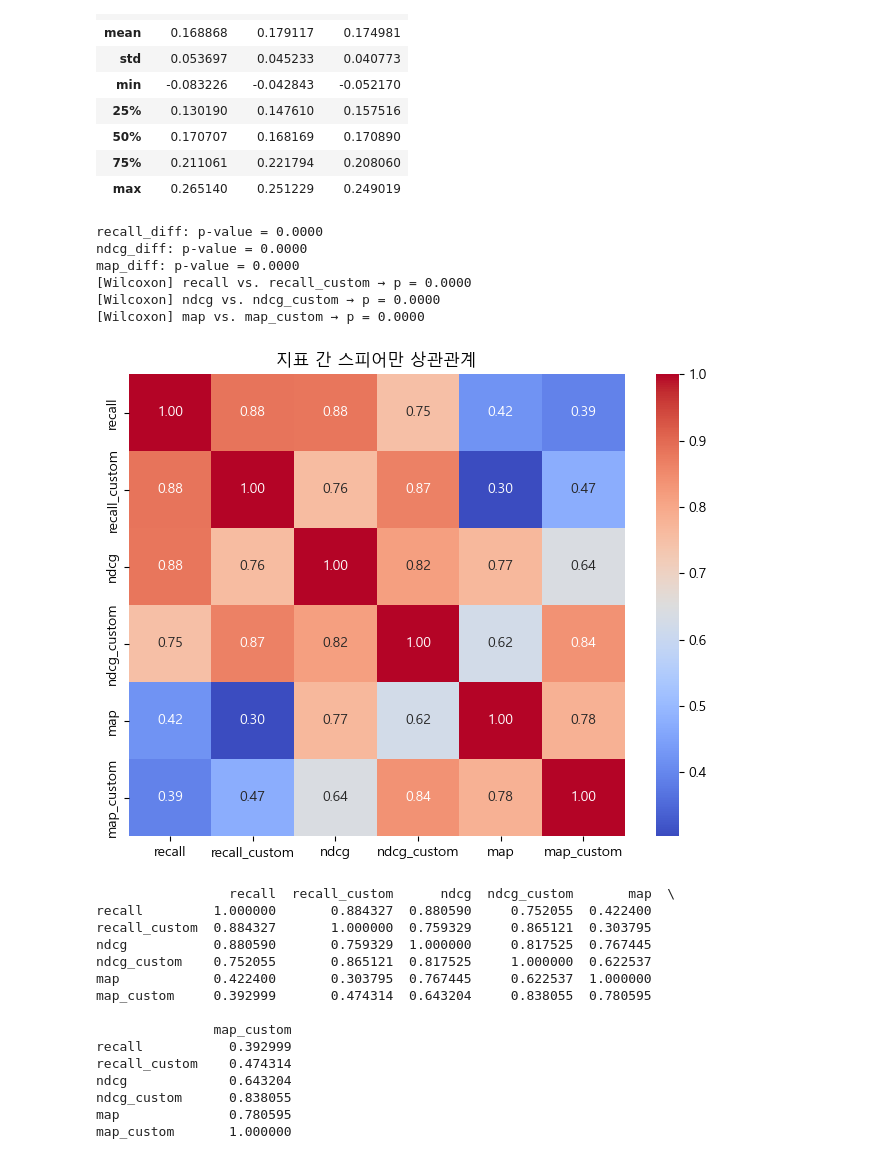
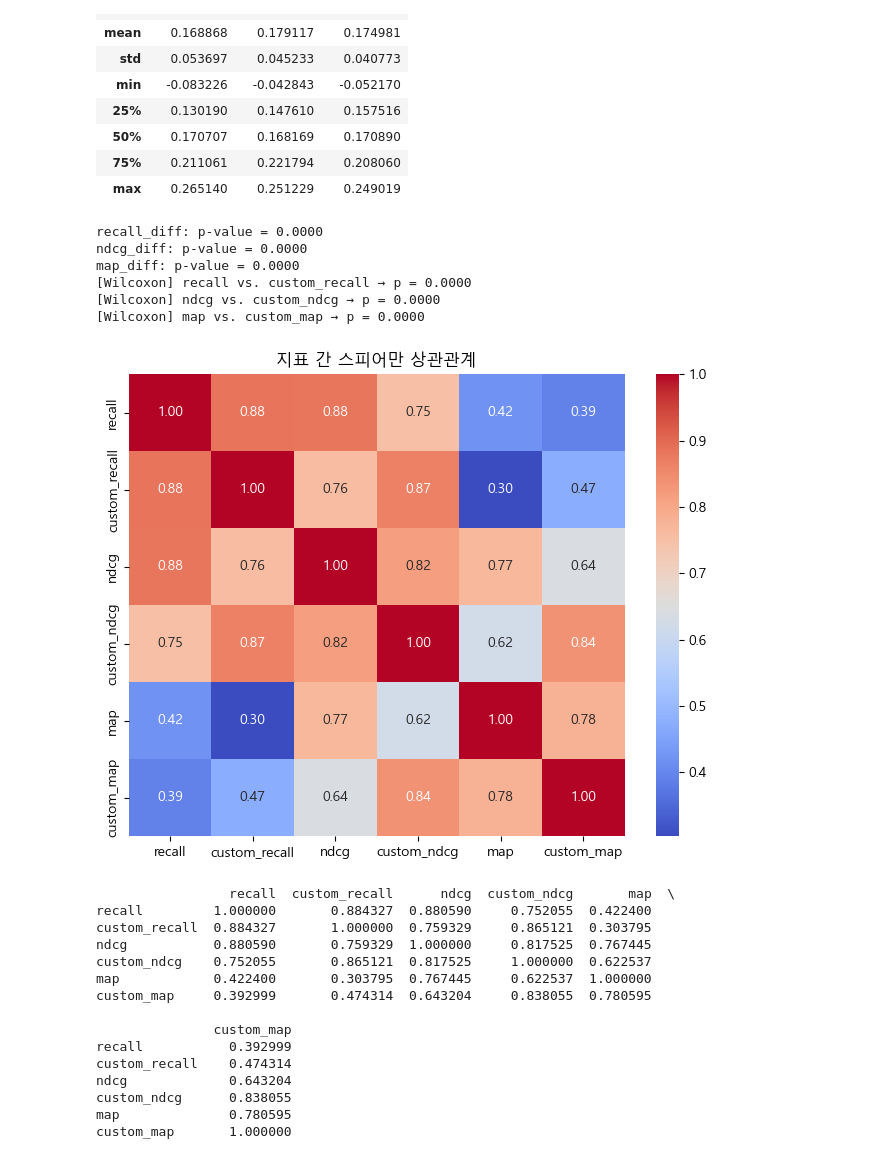
Before and after one commit to yswSlamDunk/SportAgent, a Jupyter notebook: jupyter/3003. Limitations of RAGAS and the Need for Custom RAGAS Dataset.ipynb, the cells around one changed output. Cells and saved outputs as stored; diff of their text form; code cells hidden in the pictures.

```diff
--- a/jupyter/3003. Limitations of RAGAS and the Need for Custom RAGAS Dataset.ipynb
+++ b/jupyter/3003. Limitations of RAGAS and the Need for Custom RAGAS Dataset.ipynb
@@ -518,9 +533,21 @@ def optimization(configs, precompute_df):
         results.append(result)
 
     return pd.DataFrame(results)
+# %%
+origin_dataset = pd.read_csv('../data/document/역도/generated_persona_dataset.csv')
+custom_dataset = pd.read_csv('../data/document/역도/customDataset.csv')
+# %%
+origin_dataset['reference_contexts'] = origin_dataset['reference_contexts'].apply(lambda x : eval(x))
+custom_dataset['reference_contexts'] = custom_dataset['reference_contexts'].apply(lambda x : eval(x))
+custom_dataset = custom_dataset.drop(columns=['reference_contexts_section'])
+for column in origin_dataset.columns[4:]:
+    origin_dataset[column] = origin_dataset[column].apply(lambda x : eval(x))
+    custom_dataset[column] = custom_dataset[column].apply(lambda x : eval(x))
 # %%
 optimization_result = optimization(configs, origin_dataset)
 optimization_result_custom = optimization(configs, custom_dataset)
-optimization_result_custom = optimization_result_custom.rename(columns = {'ndcg': 'ndcg_custom', 'recall':'recall_custom', 'map': 'map_custom'})
+optimization_result_custom = optimization_result_custom.rename(columns = {column: 'custom_' + column for column in optimization_result_custom.columns[7:]})
+optimization_result = optimization_result.iloc[:, :10]
+optimization_result_custom = optimization_result_custom.iloc[:, :10]
 optimization_result = optimization_result.merge(optimization_result_custom, on=list(optimization_result_custom.columns[:-3]), how='left')
 # optimization_result.to_csv('../data/experiment/optimization/retrieve2.csv', index=False)
@@ -579,10 +604,10 @@ optimization_result.sort_values(by=['recall_custom', 'map_custom', 'ndcg_custom'
 # %%
-metrics_columns = list(optimization_result.columns[-6:])
+metrics_columns = list(optimization_result.columns[6:])
 filtered_result = optimization_result.loc[~(optimization_result[metrics_columns] == 0).any(axis = 1)]
 
-filtered_result['recall_diff'] = filtered_result['recall'] - filtered_result['recall_custom']
-filtered_result['ndcg_diff'] = filtered_result['ndcg'] - filtered_result['ndcg_custom']
-filtered_result['map_diff'] = filtered_result['map'] - filtered_result['map_custom']
+filtered_result['recall_diff'] = filtered_result['recall'] - filtered_result['custom_recall']
+filtered_result['ndcg_diff'] = filtered_result['ndcg'] - filtered_result['custom_ndcg']
+filtered_result['map_diff'] = filtered_result['map'] - filtered_result['custom_map']
 # %% [output]
 A value is trying to be set on a copy of a slice from a DataFrame.
 Try using .loc[row_indexer,col_indexer] = value instead
@@ -632,43 +657,43 @@ for col in ['recall_diff', 'ndcg_diff', 'map_diff']:
 
 for metric in ['recall', 'ndcg', 'map']:
     base = filtered_result[metric]
-    custom = filtered_result[f"{metric}_custom"]
+    custom = filtered_result[f"custom_{metric}"]
     stat, p_value = wilcoxon(base, custom, alternative='greater')  # 혹은 'two-sided'도 가능
-    print(f"[Wilcoxon] {metric} vs. {metric}_custom → p = {p_value:.4f}")
+    print(f"[Wilcoxon] {metric} vs. custom_{metric} → p = {p_value:.4f}")
 # %% [output]
 recall_diff: p-value = 0.0000
 ndcg_diff: p-value = 0.0000
 map_diff: p-value = 0.0000
-[Wilcoxon] recall vs. recall_custom → p = 0.0000
-[Wilcoxon] ndcg vs. ndcg_custom → p = 0.0000
-[Wilcoxon] map vs. map_custom → p = 0.0000
+[Wilcoxon] recall vs. custom_recall → p = 0.0000
+[Wilcoxon] ndcg vs. custom_ndcg → p = 0.0000
+[Wilcoxon] map vs. custom_map → p = 0.0000
 # %%
-metrics_cols = ['recall', 'recall_custom', 'ndcg', 'ndcg_custom', 'map', 'map_custom']
+metrics_cols = ['recall', 'custom_recall', 'ndcg', 'custom_ndcg', 'map', 'custom_map']
 corr_matrix = filtered_result[metrics_cols].corr(method='spearman')
 
 plt.figure(figsize=(8, 6))
 sns.heatmap(corr_matrix, annot=True, cmap='coolwarm', fmt=".2f")
 plt.title("지표 간 스피어만 상관관계")
 plt.show()
 
 print(corr_matrix)
 # %% [output]
-[figure, old version]
+[figure, new version]
-                 recall  recall_custom      ndcg  ndcg_custom       map  \
+                 recall  custom_recall      ndcg  custom_ndcg       map  \
 recall         1.000000       0.884327  0.880590     0.752055  0.422400
-recall_custom  0.884327       1.000000  0.759329     0.865121  0.303795
+custom_recall  0.884327       1.000000  0.759329     0.865121  0.303795
 ndcg           0.880590       0.759329  1.000000     0.817525  0.767445
-ndcg_custom    0.752055       0.865121  0.817525     1.000000  0.622537
+custom_ndcg    0.752055       0.865121  0.817525     1.000000  0.622537
 map            0.422400       0.303795  0.767445     0.622537  1.000000
-map_custom     0.392999       0.474314  0.643204     0.838055  0.780595
+custom_map     0.392999       0.474314  0.643204     0.838055  0.780595
 
-               map_custom
+               custom_map
 recall           0.392999
-recall_custom    0.474314
+custom_recall    0.474314
 ndcg             0.643204
-ndcg_custom      0.838055
+custom_ndcg      0.838055
 map              0.780595
-map_custom       1.000000
+custom_map       1.000000
 # %%
 df = filtered_result.copy()
 
```
Also changed, not shown: parts of 15 cells of this notebook, 10 other files.
